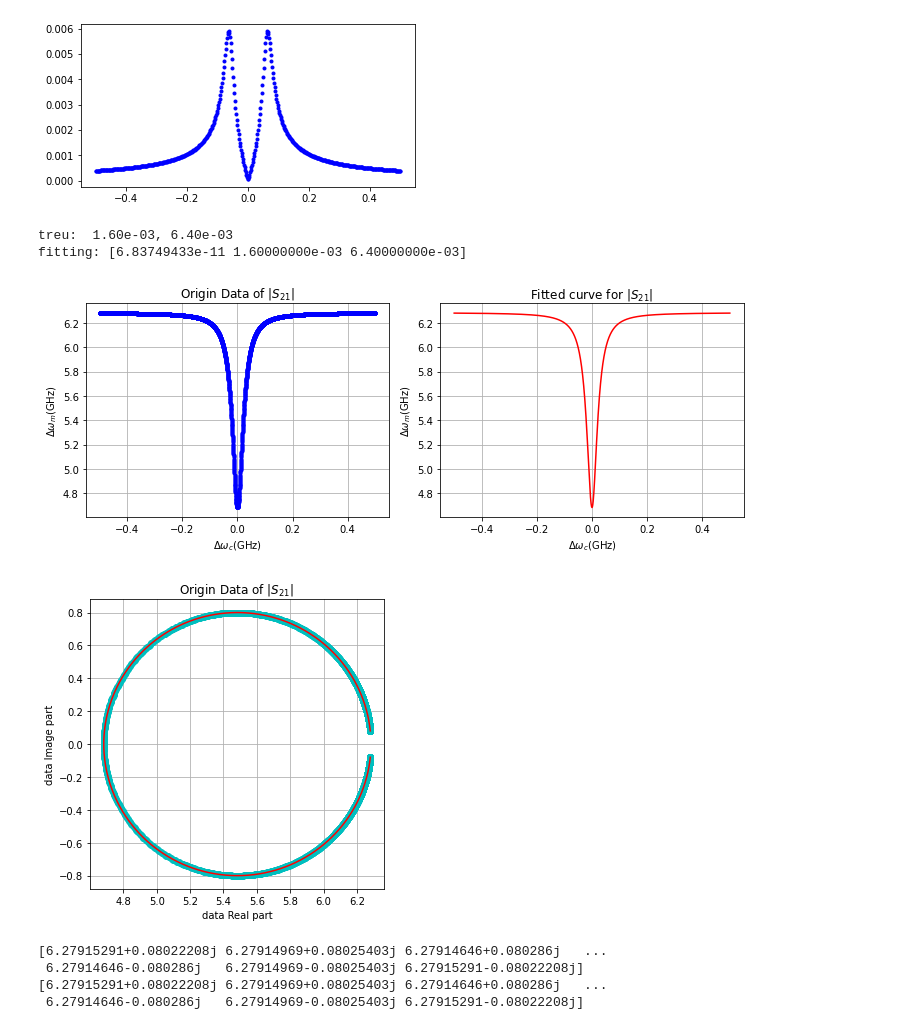
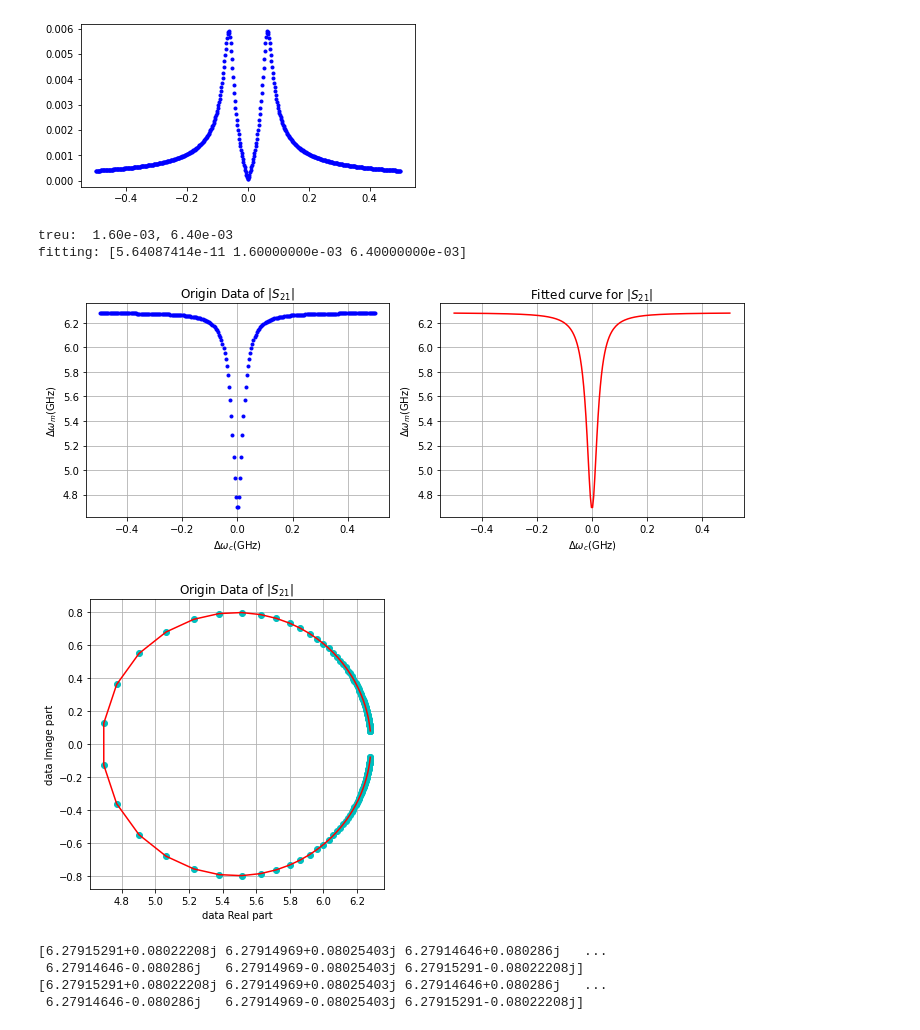
Before and after one commit to Nick1467/Mirror, a Jupyter notebook: circleUfit.ipynb, the cells around one changed output. Cells and saved outputs as stored; diff of their text form; code cells hidden in the pictures.

```diff
--- a/circleUfit.ipynb
+++ b/circleUfit.ipynb
@@ -159,7 +159,7 @@ def s11_curvefit( omega, omega_m, alpha, kappa):
     s11 =( 1 - (kappa / (Gamma - 1j*(omega - omega_m))))*2*np.pi
     return np.hstack([np.real(s11), np.imag(s11)])
 
-omega = np.linspace(-0.5, 0.5, 5000)  #(GHz)
+omega = np.linspace(-0.5, 0.5, 250)  #(GHz)
 omega_m = 0
 omega_c = 0
 kappa = 0.0064 #(GHz)
@@ -182,36 +182,36 @@ print(f'fitting: {popt}')
 plt.figure(figsize=(10, 4))
 
 plt.subplot(1, 2, 1)
 plt.plot( omega, abs(data), 'b.')
 plt.grid(True)
 plt.xlabel('$\Delta\omega_c$(GHz)')
 plt.ylabel('$\Delta\omega_m$(GHz)')
 plt.title('Origin Data of $|S_{21}|$')
 
 plt.subplot(1, 2, 2)
 plt.plot( omega, abs(s11_Fit), 'r-')
 plt.grid(True)
 plt.xlabel('$\Delta\omega_c$(GHz)')
 plt.ylabel('$\Delta\omega_m$(GHz)')
 plt.title('Fitted curve for $|S_{21}|$')
 
 plt.tight_layout()
 plt.show()
 
 plt.figure(figsize=(5, 5))
 plt.plot( data.real, data.imag ,'co', label = 'Origin Data of $|S_{21}|$')
 plt.grid(True)
 plt.title('Origin Data of $|S_{21}|$')
 plt.plot( s11_Fit.real, s11_Fit.imag, 'r-', label ='Fitted curve for $|S_{21}|$')
 plt.xlabel('data Real part')
 plt.ylabel('data Image part')
 plt.tight_layout()
 plt.show()
 # %% [output]
 treu:  1.60e-03, 6.40e-03
-fitting: [6.83749433e-11 1.60000000e-03 6.40000000e-03]
+fitting: [5.64087414e-11 1.60000000e-03 6.40000000e-03]
-[figure, old version]
+[figure, new version]
-[figure, old version]
+[figure, new version]
 # %%
 test = s11_curvefit( omega, omega_m, alpha, kappa)
 
```
Also changed, not shown: 2 other files.
